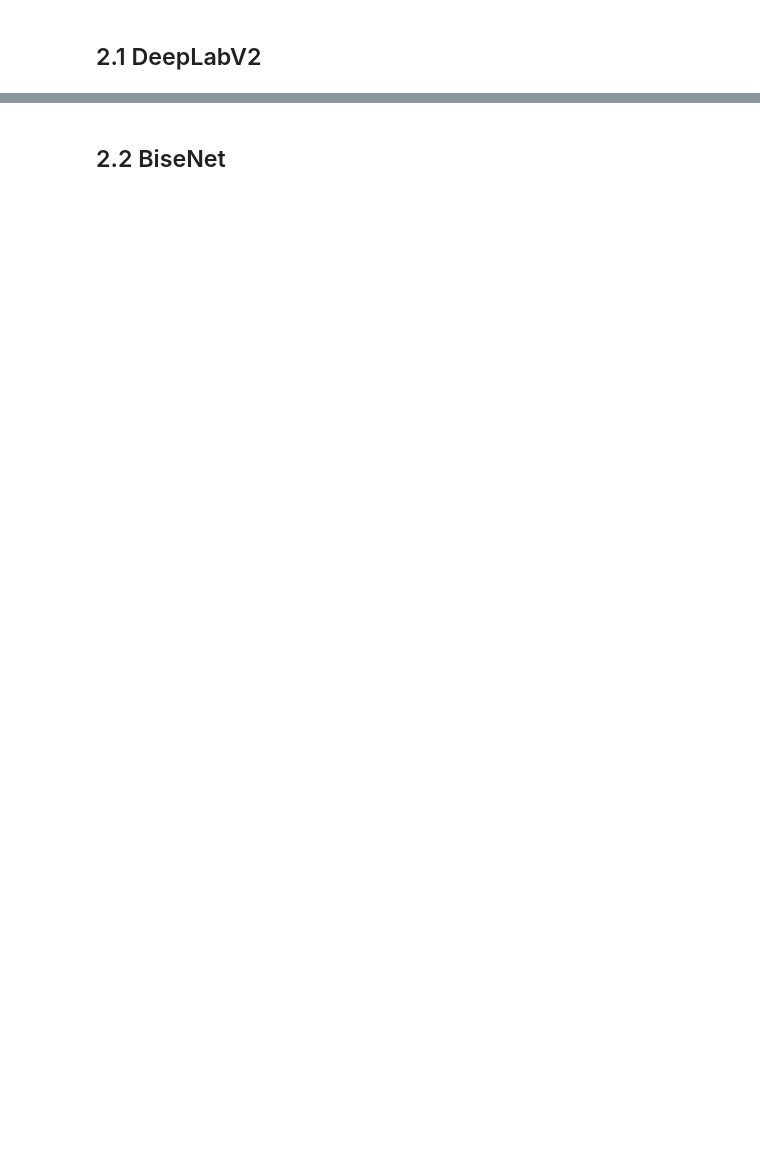
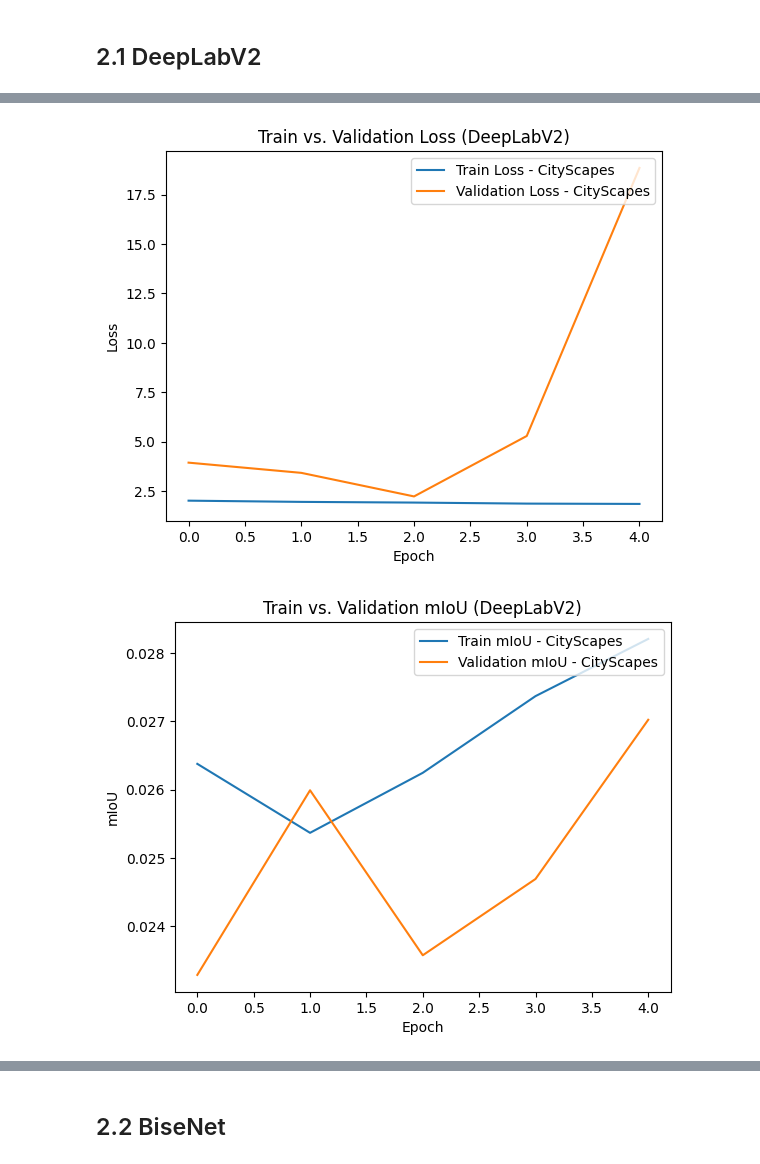
Before and after one commit to ardaerendogru/Unsupervised-Domain-Adaptation-in-Semantic-Segmentation, a Jupyter notebook: main.ipynb, the cells around one changed output, grey strips where cells are left out. Cells and saved outputs as stored; diff of their text form; code cells hidden in the pictures; blank space fills up the shorter version.

```diff
--- a/main.ipynb
+++ b/main.ipynb
@@ -25,23 +52,28 @@ def to_tensor_no_normalize(pil_image):
     return torch.tensor(np.array(pil_image, dtype=np.uint8))
 
 transform_cityscapes_image = transforms.Compose([
-    transforms.Resize((256, 512)),
+    transforms.Resize((128, 128)),
+    transforms.ToTensor(),
+    transforms.Normalize(mean=[0.485, 0.456, 0.406], std=[0.229, 0.224, 0.225])
+])
+transform_gta5_image = transforms.Compose([
+    transforms.Resize((256, 256)),
     transforms.ToTensor(),
     transforms.Normalize(mean=[0.485, 0.456, 0.406], std=[0.229, 0.224, 0.225])
 ])
 
 transform_label = transforms.Compose([
-    transforms.Resize((256, 512), interpolation=Image.NEAREST),
+    transforms.Resize((256, 256), interpolation=Image.NEAREST),
     transforms.Lambda(lambda img: to_tensor_no_normalize(img))
 ])
 transform_cityscapes_label = transforms.Compose([
-    transforms.Resize((256, 512), interpolation=Image.NEAREST),
+    transforms.Resize((128, 128), interpolation=Image.NEAREST),
     transforms.Lambda(lambda img: to_tensor_no_normalize(img))
 ])
 
 cityscapes_train_dataset = CityScapes('./Cityscapes', 'train', transform_image=transform_cityscapes_image , transform_label=transform_cityscapes_label)
 cityscapes_test_dataset = CityScapes('./Cityscapes', 'val', transform_image=transform_cityscapes_image , transform_label=transform_cityscapes_label)
-GTA5_dataset = GTA5('./GTA5', transform_image=transform_cityscapes_image , transform_label=transform_cityscapes_label)
+GTA5_dataset = GTA5('./GTA5', transform_image=transform_gta5_image , transform_label=transform_label)
 
 
 cityscapes_train_dataloader = DataLoader(cityscapes_train_dataset, batch_size=BATCH_SIZE, shuffle=False, num_workers=NUM_WORKERS)
@@ -53,12 +85,13 @@ GTA5_dataloader = DataLoader(GTA5_dataset, batch_size=BATCH_SIZE, shuffle=False,
 
 loss_fn = torch.nn.CrossEntropyLoss(ignore_index=255)
 init_lr = 0.001 #0.0001
-model = get_deeplab_v2(num_classes=19, pretrain=True, pretrain_model_path='./models/deeplab_resnet_pretrained_imagenet.pth').cuda()
-optimizer = torch.optim.Adam(model.parameters(), lr=init_lr)
+model_deeplab = get_deeplab_v2(num_classes=19, pretrain=True, pretrain_model_path='./models/deeplab_resnet_pretrained_imagenet.pth').cuda()
+optimizer_deeplab = torch.optim.Adam(model_deeplab.parameters(), lr=init_lr)
 
-deeplab_result = train( model,
-                        loss_fn, optimizer,
+deeplab_result = train( model_deeplab,
+                        loss_fn, optimizer_deeplab,
                         cityscapes_train_dataloader,
                         cityscapes_test_dataloader,
-                        50,
+                        5,
                         'step2_DeepLabV2')
+save_results(model_deeplab, deeplab_result, "deeplab_performance_metrics_2_1", height=256, width=512, iterations=10)
@@ -64,0 +121,7 @@ deeplab_result = train( model,
+# %%
+plot_loss(deeplab_result, "DeepLabV2", "step2.1", "CityScapes", "CityScapes")
+plot_mIoU(deeplab_result, "DeepLabV2", "step2.1", "CityScapes", "CityScapes")
+plot_IoU(deeplab_result, "DeepLabV2", "step2.1", "CityScapes", "CityScapes")
+# %% [output]
+[figure, added]
+[figure, added]
```
Also changed, not shown: parts of 14 cells of this notebook, 14 other files.
